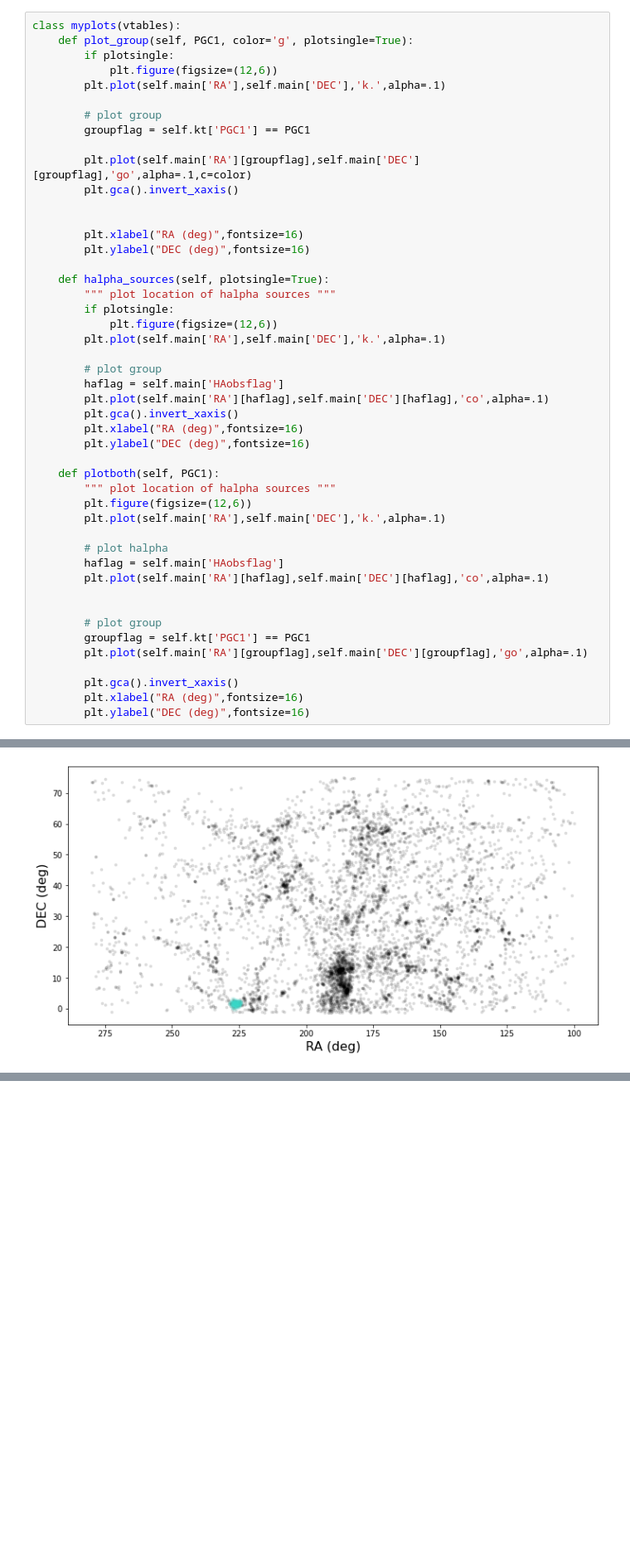
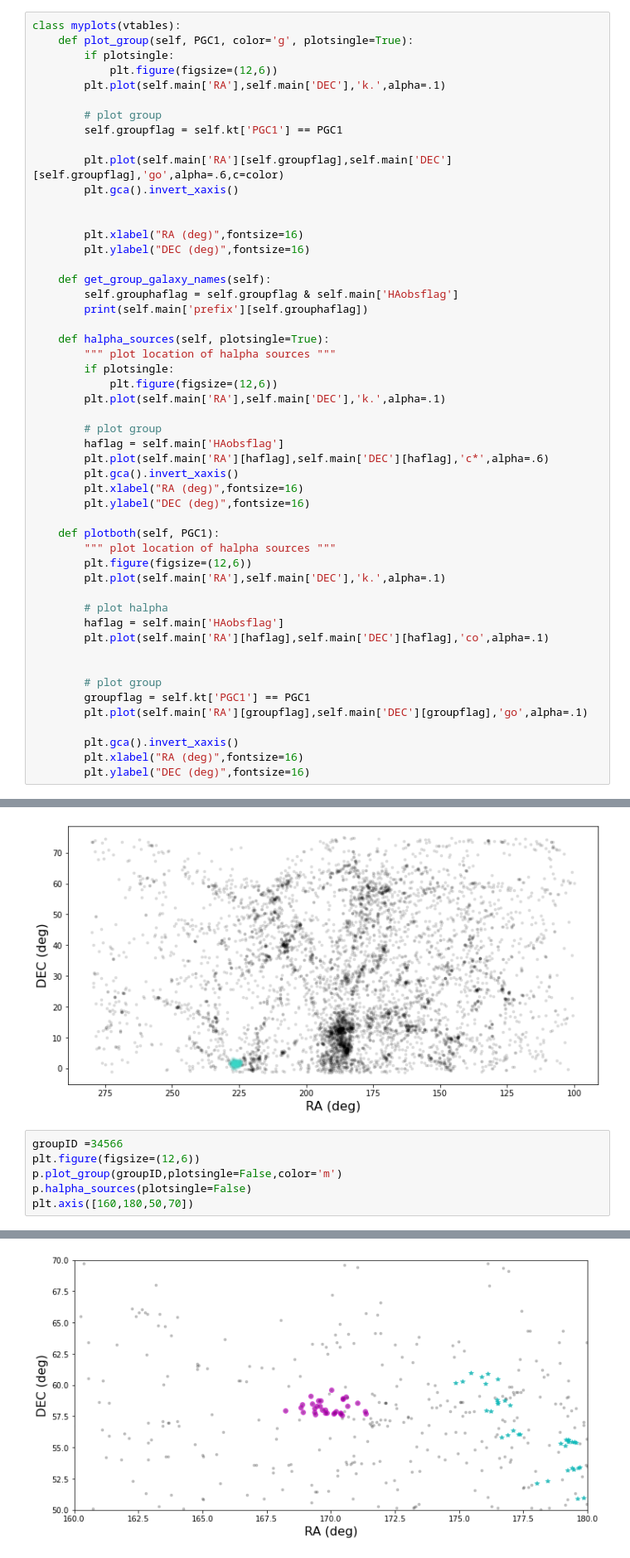
Before and after one commit to rfinn/havirgo, a Jupyter notebook: notebooks/summer_research_2024.ipynb, the cells around one changed output, grey strips where cells are left out. Shown: that part at 83% size. Saved outputs shown, nothing was run; the diff lists cells and outputs as text; blank space fills up the shorter version.

```diff
--- a/notebooks/summer_research_2024.ipynb
+++ b/notebooks/summer_research_2024.ipynb
@@ -84,14 +84,18 @@ class myplots(vtables):
         plt.plot(self.main['RA'],self.main['DEC'],'k.',alpha=.1)
 
         # plot group
-        groupflag = self.kt['PGC1'] == PGC1
+        self.groupflag = self.kt['PGC1'] == PGC1
 
-        plt.plot(self.main['RA'][groupflag],self.main['DEC'][groupflag],'go',alpha=.1,c=color)
+        plt.plot(self.main['RA'][self.groupflag],self.main['DEC'][self.groupflag],'go',alpha=.6,c=color)
         plt.gca().invert_xaxis()
 
 
         plt.xlabel("RA (deg)",fontsize=16)
         plt.ylabel("DEC (deg)",fontsize=16)
+
+    def get_group_galaxy_names(self):
+        self.grouphaflag = self.groupflag & self.main['HAobsflag']
+        print(self.main['prefix'][self.grouphaflag])
 
     def halpha_sources(self, plotsingle=True):
         """ plot location of halpha sources """
@@ -101,7 +105,7 @@ class myplots(vtables):
 
         # plot group
         haflag = self.main['HAobsflag']
-        plt.plot(self.main['RA'][haflag],self.main['DEC'][haflag],'co',alpha=.1)
+        plt.plot(self.main['RA'][haflag],self.main['DEC'][haflag],'c*',alpha=.6)
         plt.gca().invert_xaxis()
         plt.xlabel("RA (deg)",fontsize=16)
         plt.ylabel("DEC (deg)",fontsize=16)
@@ -151,3 +155,10 @@ groupID = 53932
 p.plot_group(groupID,color='turquoise')
 # %% [output]
 [figure]
+# %%
+groupID =34566
+plt.figure(figsize=(12,6))
+p.plot_group(groupID,plotsingle=False,color='m')
+p.halpha_sources(plotsingle=False)
+plt.axis([160,180,50,70])
+# %% [output]
@@ -153,0 +166 @@ p.plot_group(groupID,color='turquoise')
+[figure, added]
```
Also changed, not shown: parts of 15 cells of this notebook.
